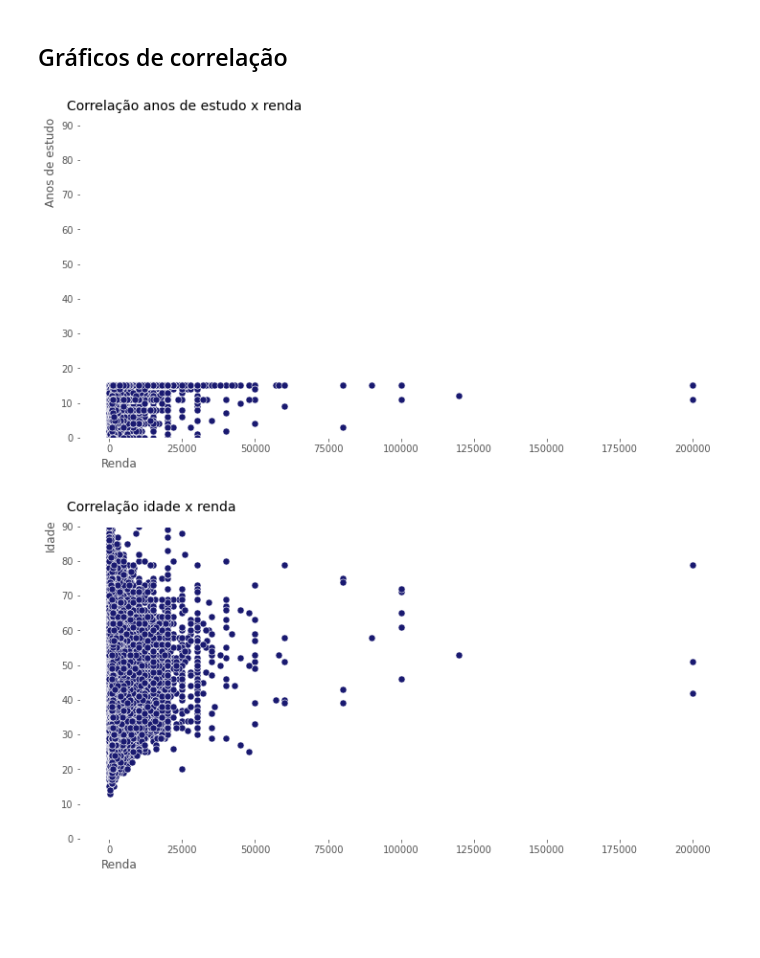
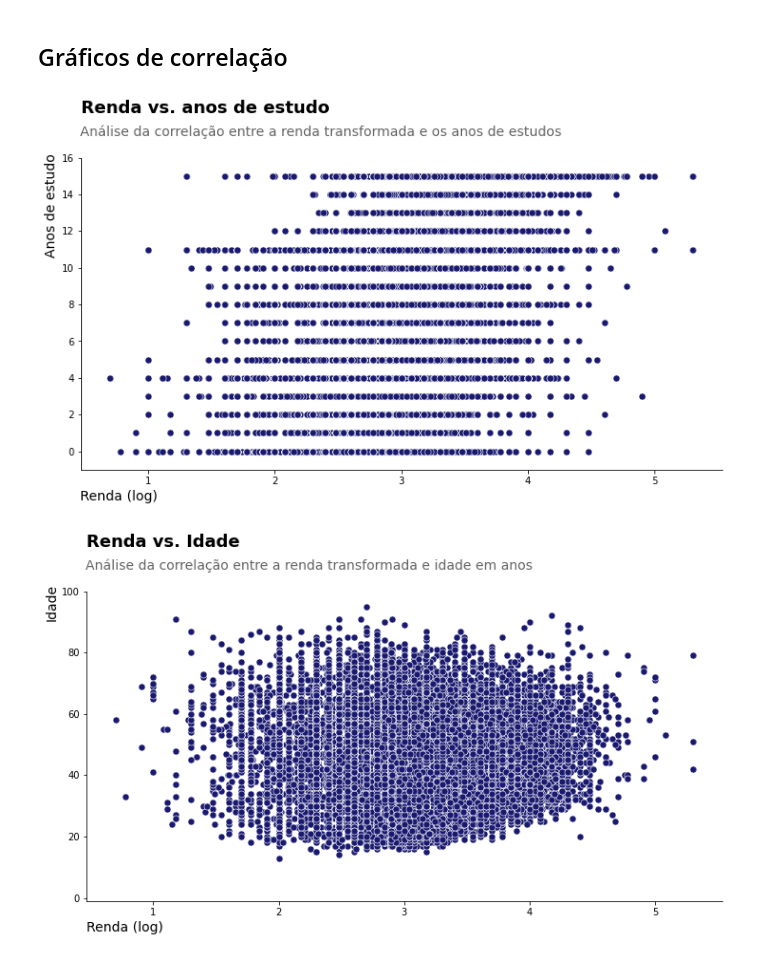
Before and after one commit to LilianeAquino/projeto_aplicado_estatistica, a Jupyter notebook: Análise_Descritiva.ipynb, the cells around one changed output. Drawn from its saved outputs; the diff is of its cells as text; code cells hidden in the pictures; blank space fills up the shorter version.

```diff
--- a/Análise_Descritiva.ipynb
+++ b/Análise_Descritiva.ipynb
@@ -111,9 +108,10 @@ import numpy as np
 import seaborn as sns
 import matplotlib.pyplot as plt
 import matplotlib
-matplotlib.style.use(['ggplot'])
+import statsmodels.api as sm
+from scipy.stats import probplot, normaltest
+from sklearn.preprocessing import PolynomialFeatures
 
-plt.rcParams['axes.facecolor']='white'
 plt.rcParams['font.family'] = 'Arial, Helvetica, sans-serif'
 
 warnings.filterwarnings('ignore')
@@ -317,0 +320,3 @@ analise_renda_2
+# %%
+df['Renda Log'] = np.log10(df['Renda'])
+df.sample()
@@ -343,24 +365,32 @@ plt.show()
 # %% [markdown]
 ## Gráficos de correlação
 # %%
+suptitle = 'Renda vs. anos de estudo'
+title = 'Análise da correlação entre a renda transformada e os anos de estudos'
+
 plt.rcParams['figure.figsize'] = [12, 6]
-sns.scatterplot(x='Renda', y='Anos de Estudo', data=df, color='#191970', s=50)
-
-plt.title('Correlação anos de estudo x renda', y=1.03, size=14, loc='left', x=-0.02)
-plt.ylabel('Anos de estudo', horizontalalignment='left', y=0.74)
-plt.xlabel('Renda', horizontalalignment='right', x=0.09)
-plt.ylim(0, 90)
+sns.scatterplot(x='Renda Log', y='Anos de Estudo', data=df, color='#191970', s=50).spines[['top', 'right']].set_visible(False)
+plt.suptitle(suptitle, fontsize=18, y=1.02, horizontalalignment='left', x=0.125, color='black', weight='bold')
+plt.title(title, fontsize=14, color='#646464', y=1.05, loc='left', x=-0.001)
+plt.xlabel('Renda (log)', fontsize=14, horizontalalignment='right', x=0.12)
+plt.ylabel('Anos de estudo', fontsize=14, horizontalalignment='left', y=0.68)
+plt.grid(False)
+plt.ylim(-1, 16)
 plt.show()
 # %% [output]
-[figure, old version]
+[figure, new version]
 # %%
+suptitle = 'Renda vs. Idade'
+title = 'Análise da correlação entre a renda transformada e idade em anos'
+
 plt.rcParams['figure.figsize'] = [12, 6]
-sns.scatterplot(x='Renda', y='Idade', data=df, color='#191970', s=50)
-
-plt.title('Correlação idade x renda', y=1.03, size=14, loc='left', x=-0.02)
-plt.ylabel('Idade', horizontalalignment='left', y=0.92)
-plt.xlabel('Renda', horizontalalignment='right', x=0.09)
-plt.ylim(0, 90)
+sns.scatterplot(x='Renda Log', y='Idade', data=df, color='#191970', s=50).spines[['top', 'right']].set_visible(False)
+plt.suptitle(suptitle, fontsize=18, y=1.02, horizontalalignment='left', x=0.125, color='black', weight='bold')
+plt.title(title, fontsize=14, color='#646464', y=1.05, loc='left', x=-0.001)
+plt.xlabel('Renda (log)', fontsize=14, horizontalalignment='right', x=0.12)
+plt.ylabel('Idade', fontsize=14, horizontalalignment='left', y=0.905)
+plt.grid(False)
+plt.ylim(-1, 100)
 plt.show()
 # %% [output]
-[figure, old version]
+[figure, new version]
```
Also changed, not shown: parts of 36 cells of this notebook, 12 other files.
